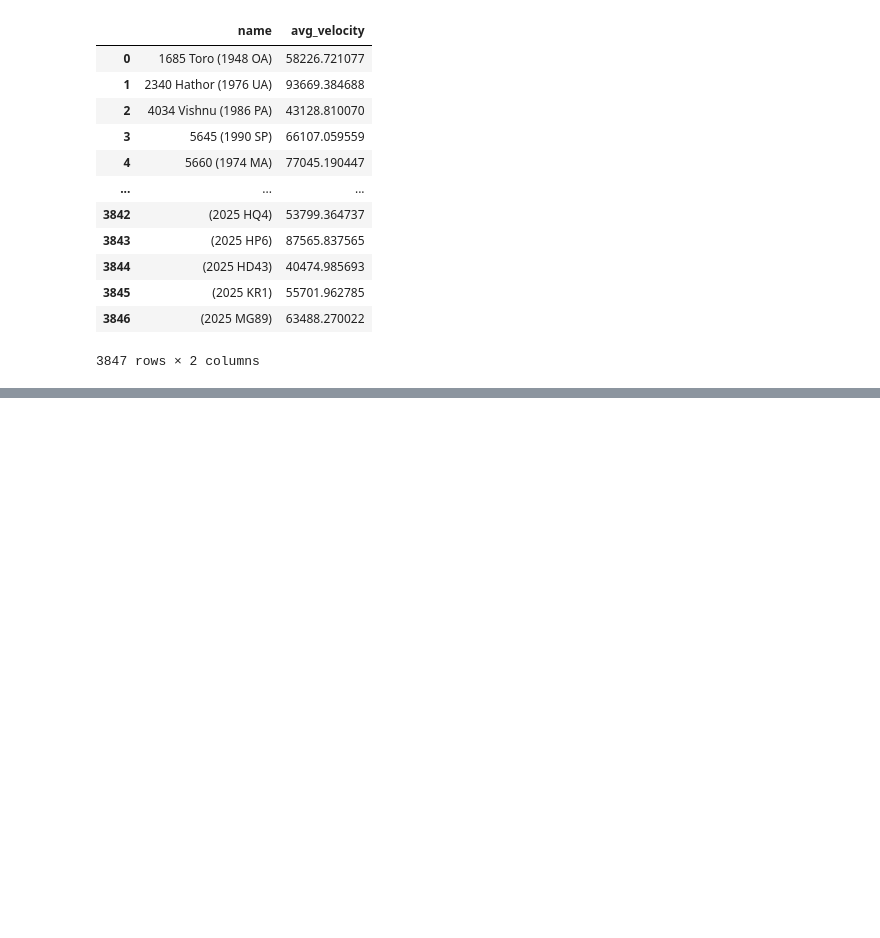
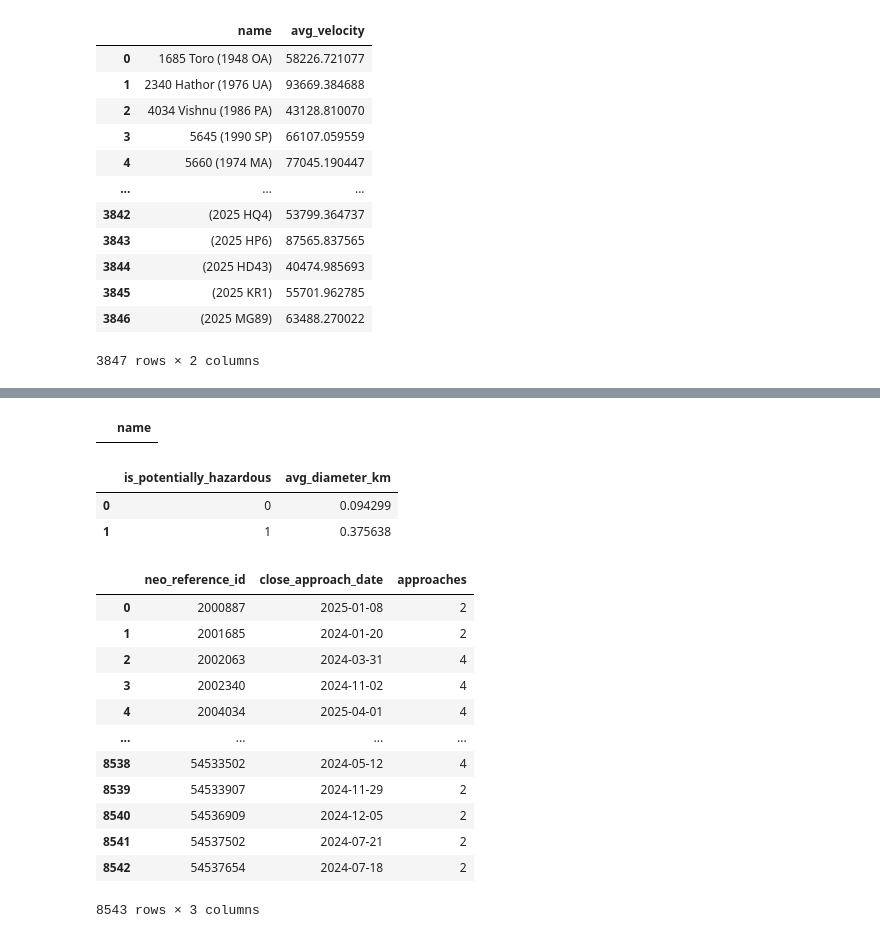
Before and after one commit to ArunK-ML/Project---NASA-Near-Earth-Object-NEO-Tracking-Insights, a Jupyter notebook: nasa_new.ipynb, the cells around one changed output, grey strips where cells are left out. Drawn from its saved outputs; the diff is of its cells as text; code cells hidden in the pictures; blank space fills up the shorter version.

```diff
--- a/nasa_new.ipynb
+++ b/nasa_new.ipynb
@@ -724,25 +751,53 @@ LIMIT 5;
 # %%
 #19.Find asteroids that approached Earth exactly once
 
+query19 = ("""
 SELECT a.name
 FROM asteroids a
-JOIN approaches ap ON a.id = ap.asteroid_id
+JOIN close_approach ca ON a.id = ca.neo_reference_id
 GROUP BY a.id
 HAVING COUNT(*) = 1;
+""")
+show_query(query19)
+# %% [output]
+|  | name |
 # %%
 #20. Average size (diameter) of hazardous vs. non-hazardous asteroids
 
-SELECT is_potentially_hazardous,
-       AVG(estimated_dia_min_km + estimated_dia_max_km) / 2 AS avg_diameter_km
+query20 = ("""
+SELECT is_potentially_hazardous,AVG(estimated_dia_min_km + estimated_dia_max_km) / 2 AS avg_diameter_km
 FROM asteroids
 GROUP BY is_potentially_hazardous;
+""")
+show_query(query20)
+# %% [output]
+|  | is_potentially_hazardous | avg_diameter_km |
+| 0 | 0 | 0.094299 |
+| 1 | 1 | 0.375638 |
 # %%
 #21. Find asteroids that approached Earth more than once in the same day
 
-SELECT asteroid_id, close_approach_date, COUNT(*) AS approaches
-FROM approaches
-GROUP BY asteroid_id, close_approach_date
+query21 = ("""
+SELECT neo_reference_id, close_approach_date, COUNT(*) AS approaches
+FROM close_approach
+GROUP BY neo_reference_id, close_approach_date
 HAVING approaches > 1;
+""")
+show_query(query21)
+# %% [output]
+|  | neo_reference_id | close_approach_date | approaches |
+| 0 | 2000887 | 2025-01-08 | 2 |
+| 1 | 2001685 | 2024-01-20 | 2 |
+| 2 | 2002063 | 2024-03-31 | 4 |
+| 3 | 2002340 | 2024-11-02 | 4 |
+| 4 | 2004034 | 2025-04-01 | 4 |
+| ... | ... | ... | ... |
+| 8538 | 54533502 | 2024-05-12 | 4 |
+| 8539 | 54533907 | 2024-11-29 | 2 |
+| 8540 | 54536909 | 2024-12-05 | 2 |
+| 8541 | 54537502 | 2024-07-21 | 2 |
+| 8542 | 54537654 | 2024-07-18 | 2 |
+8543 rows × 3 columns
 # %%
 #22. Find all asteroids that have never been hazardous
 
```
Also changed, not shown: parts of 6 cells of this notebook.
